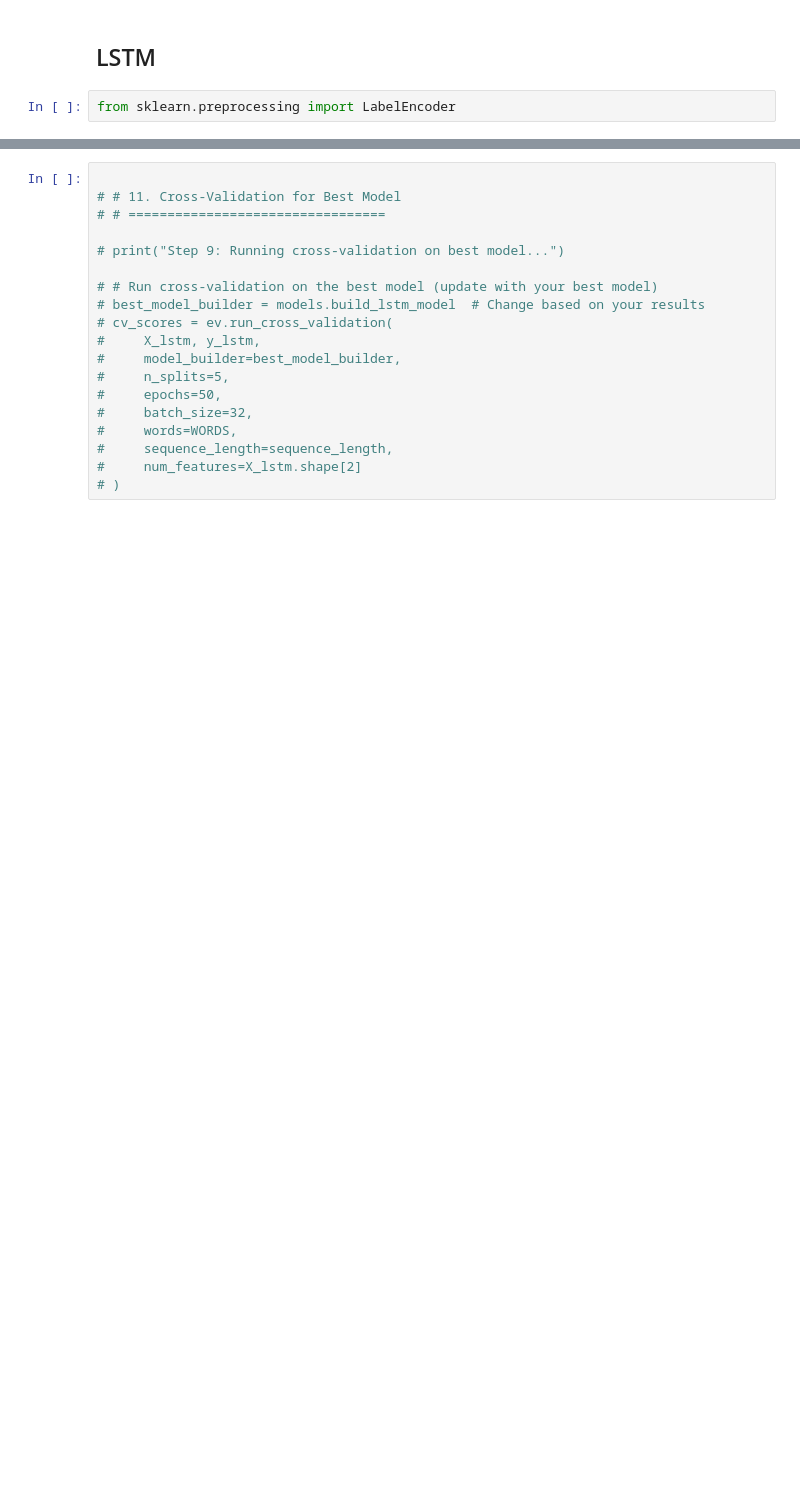
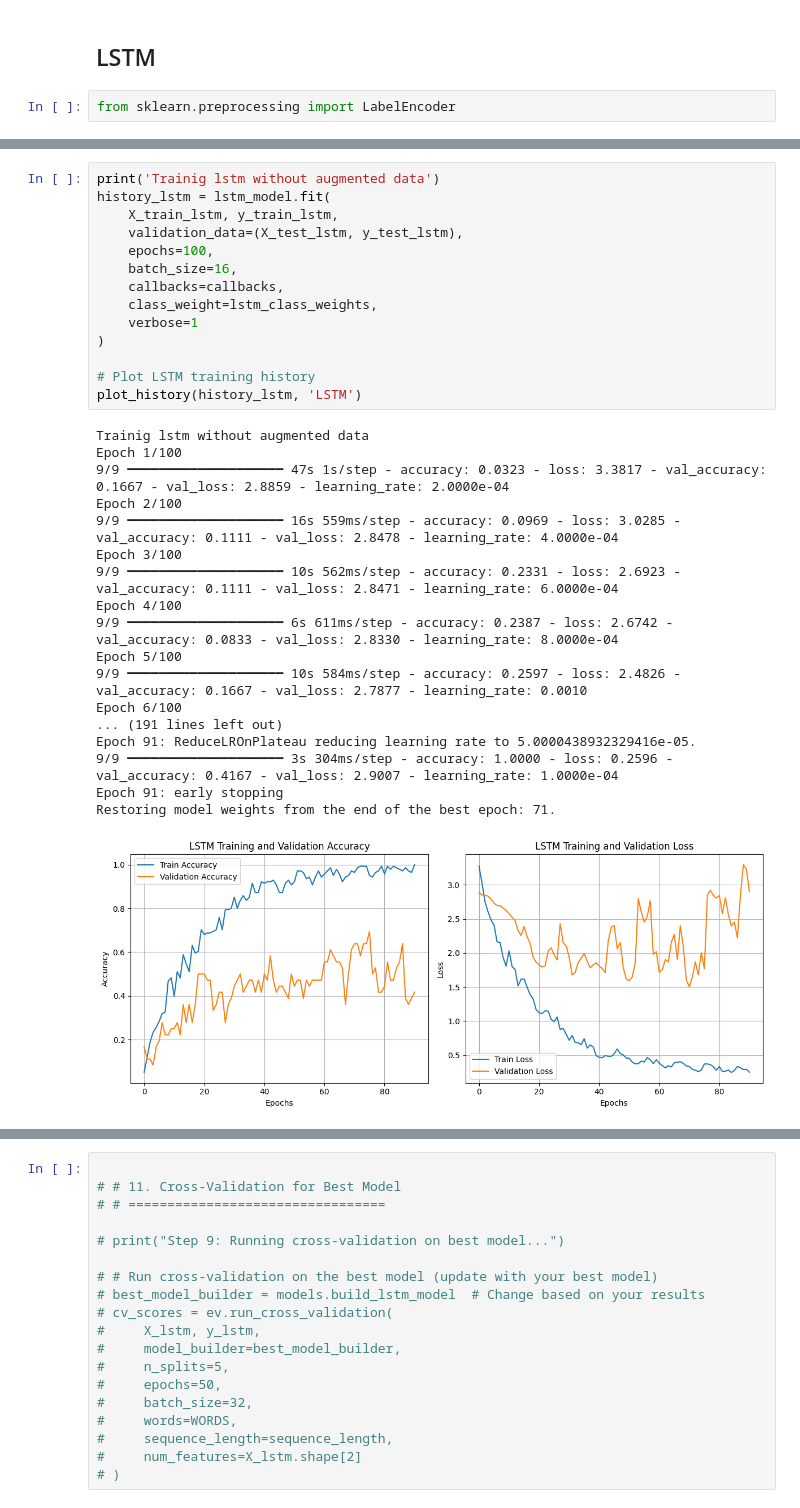
Before and after one commit to jayantkathuria7/real-time-sign-language-recognition, a Jupyter notebook: main.ipynb, the cells around one changed output, grey strips where cells are left out. Cells and saved outputs as stored; diff of their text form; blank space fills up the shorter version.

```diff
--- a/main.ipynb
+++ b/main.ipynb
@@ -468,0 +437,33 @@ Restoring model weights from the end of the best epoch: 31.
+# %%
+print('Trainig lstm without augmented data')
+history_lstm = lstm_model.fit(
+    X_train_lstm, y_train_lstm,
+    validation_data=(X_test_lstm, y_test_lstm),
+    epochs=100,
+    batch_size=16,
+    callbacks=callbacks,
+    class_weight=lstm_class_weights,
+    verbose=1
+)
+
+# Plot LSTM training history
+plot_history(history_lstm, 'LSTM')
+# %% [output]
+Trainig lstm without augmented data
+Epoch 1/100
+9/9 ━━━━━━━━━━━━━━━━━━━━ 47s 1s/step - accuracy: 0.0323 - loss: 3.3817 - val_accuracy: 0.1667 - val_loss: 2.8859 - learning_rate: 2.0000e-04
+Epoch 2/100
+9/9 ━━━━━━━━━━━━━━━━━━━━ 16s 559ms/step - accuracy: 0.0969 - loss: 3.0285 - val_accuracy: 0.1111 - val_loss: 2.8478 - learning_rate: 4.0000e-04
+Epoch 3/100
+9/9 ━━━━━━━━━━━━━━━━━━━━ 10s 562ms/step - accuracy: 0.2331 - loss: 2.6923 - val_accuracy: 0.1111 - val_loss: 2.8471 - learning_rate: 6.0000e-04
+Epoch 4/100
+9/9 ━━━━━━━━━━━━━━━━━━━━ 6s 611ms/step - accuracy: 0.2387 - loss: 2.6742 - val_accuracy: 0.0833 - val_loss: 2.8330 - learning_rate: 8.0000e-04
+Epoch 5/100
+9/9 ━━━━━━━━━━━━━━━━━━━━ 10s 584ms/step - accuracy: 0.2597 - loss: 2.4826 - val_accuracy: 0.1667 - val_loss: 2.7877 - learning_rate: 0.0010
+Epoch 6/100
+... (191 lines left out)
+Epoch 91: ReduceLROnPlateau reducing learning rate to 5.0000438932329416e-05.
+9/9 ━━━━━━━━━━━━━━━━━━━━ 3s 304ms/step - accuracy: 1.0000 - loss: 0.2596 - val_accuracy: 0.4167 - val_loss: 2.9007 - learning_rate: 1.0000e-04
+Epoch 91: early stopping
+Restoring model weights from the end of the best epoch: 71.
+[figure, added]
```
Also changed, not shown: parts of 20 cells of this notebook, 20 other files.
